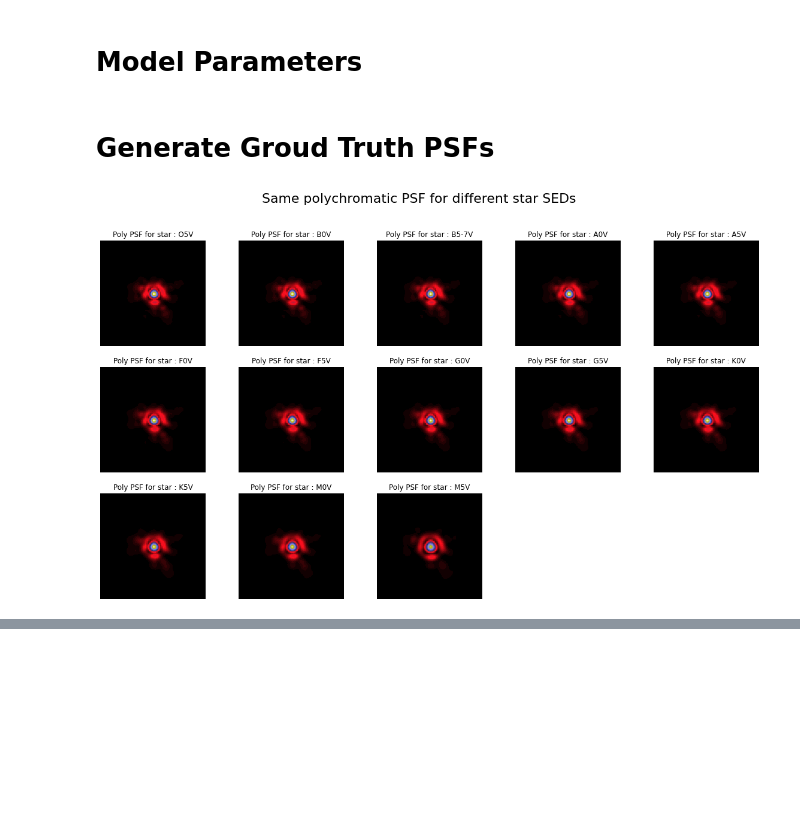
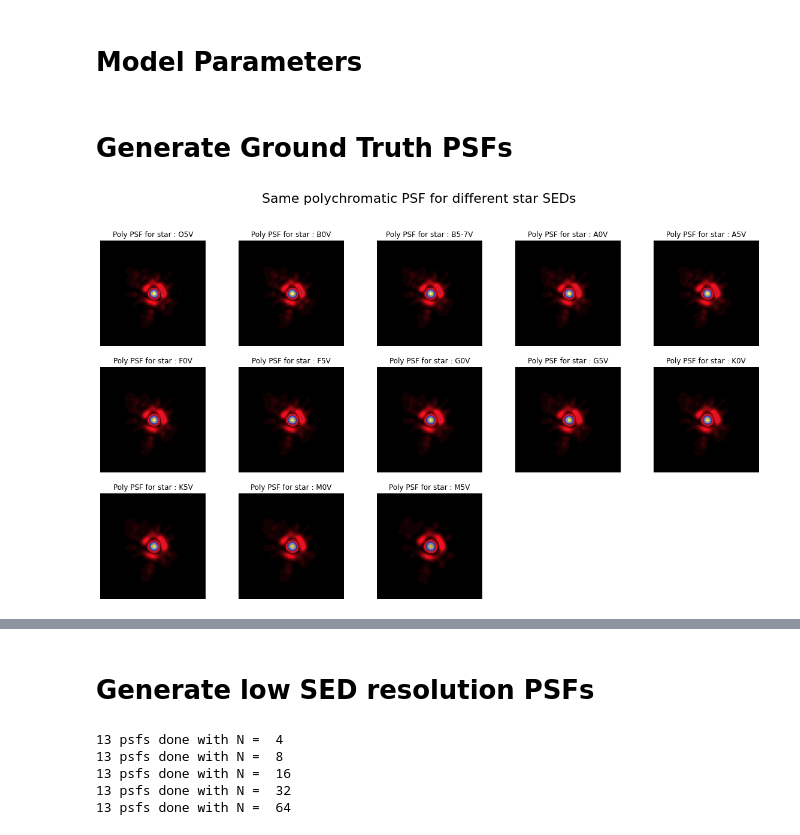
Before and after one commit to tobias-liaudat/wf-SEDs, a Jupyter notebook: improve_SEDs/notebooks/SED_errors.ipynb, the cells around one changed output, grey strips where cells are left out. Saved outputs shown, nothing was run; the diff lists cells and outputs as text; code cells hidden in the pictures; blank space fills up the shorter version.

```diff
--- a/improve_SEDs/notebooks/SED_errors.ipynb
+++ b/improve_SEDs/notebooks/SED_errors.ipynb
@@ -106,10 +106,10 @@ pos_np = np.random.rand(1, 2)
 pos_np[:,0] = pos_np[:,0]*(x_lims[1] - x_lims[0]) + x_lims[0]
 pos_np[:,1] = pos_np[:,1]*(y_lims[1] - y_lims[0]) + y_lims[0]
 # %% [markdown]
-# Generate Groud Truth PSFs
+# Generate Ground Truth PSFs
 # %%
 # Generate all the polychromatic PSFs
-poly_psf_list = []
+gt_poly_psf_list = []
 zernike_coef_list = []
 
 # Generate polychromatic PSF at 3x Euclid resolution
@@ -117,30 +117,30 @@ for it in range(n_SEDs):
     _psf, _zernike, _ = gen_poly_fieldPSF.get_poly_PSF(xv_flat=pos_np[0, 0],
                                                         yv_flat=pos_np[0, 1],
                                                         SED=SED_list[it])
-    poly_psf_list.append(_psf)
+    gt_poly_psf_list.append(_psf)
     zernike_coef_list.append(_zernike)
 # %%
 # Generate numpy arrays from the lists
-poly_psf_np = np.array(poly_psf_list)
+gt_poly_psf_np = np.array(gt_poly_psf_list)
 zernike_coef_np = np.array(zernike_coef_list)
 SED_np = np.array(SED_list)
 # %%
-vmax = np.max(np.abs(poly_psf_np))
+vmax = np.max(np.abs(gt_poly_psf_np))
 
 fig, ax = plt.subplots(3, 5, figsize=(20,11), facecolor='white')
 fig.suptitle('Same polychromatic PSF for different star SEDs', fontsize=22)
 
-for axis,psf_,star_name in zip(ax.ravel(),poly_psf_list,SED_name):
+for axis,psf_,star_name in zip(ax.ravel(),gt_poly_psf_list,SED_name):
     im = axis.imshow(psf_,cmap='gist_stern', vmax=vmax, vmin=0)
     axis.set_title('Poly PSF for star : '+ star_name)
     axis.set_xticks([])
 
 
 for axis in ax.ravel():
     axis.axis('off')
 
 #plt.savefig('../outputs/plots/PSF_for_each_SED.pdf')
 plt.show()
 # %% [output]
-[figure, old version]
+[figure, new version]
 # %%
@@ -216,0 +217,30 @@ display(HTML(html))
+# %% [markdown]
+# Generate low SED resolution PSFs
+# %%
+n_bins_list = [4,8,16,32,64]
+
+# Generate all the polychromatic PSFs
+poly_psf_list = []
+
+for n_bins in n_bins_list:
+
+    # Set right number of bins
+    gen_poly_fieldPSF.n_bins = n_bins
+
+    psf_list = []
+    # Generate polychromatic PSF at 3x Euclid resolution
+    for it in range(n_SEDs):
+        _psf, _, _ = gen_poly_fieldPSF.get_poly_PSF(xv_flat=pos_np[0, 0],
+                                                            yv_flat=pos_np[0, 1],
+                                                            SED=SED_list[it])
+        psf_list.append(_psf)
+
+    print('13 psfs done with N = ', n_bins)
+
+    poly_psf_list.append(psf_list)
+# %% [output]
+13 psfs done with N =  4
+13 psfs done with N =  8
+13 psfs done with N =  16
+13 psfs done with N =  32
+13 psfs done with N =  64
```
Also changed, not shown: parts of 5 cells of this notebook, 13 other files.
